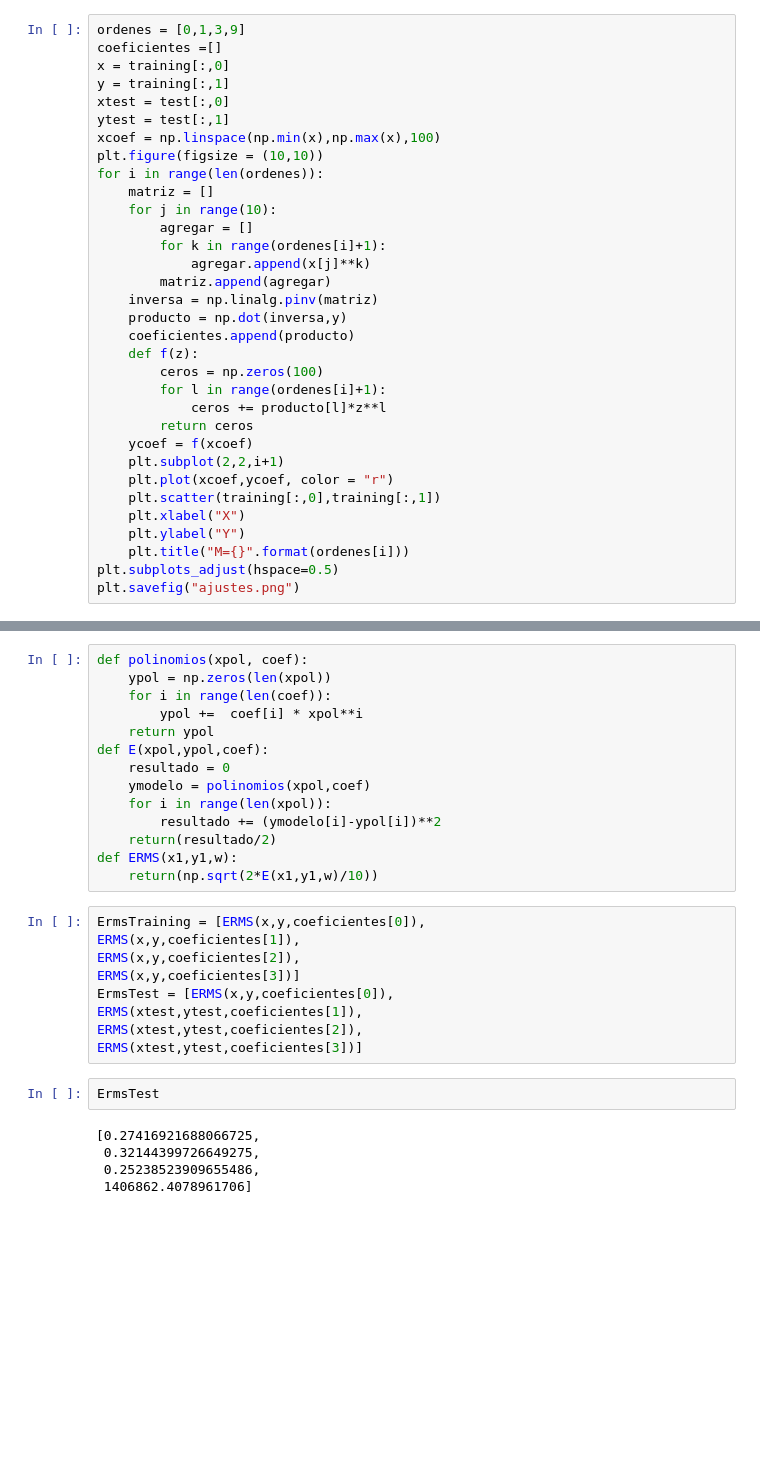
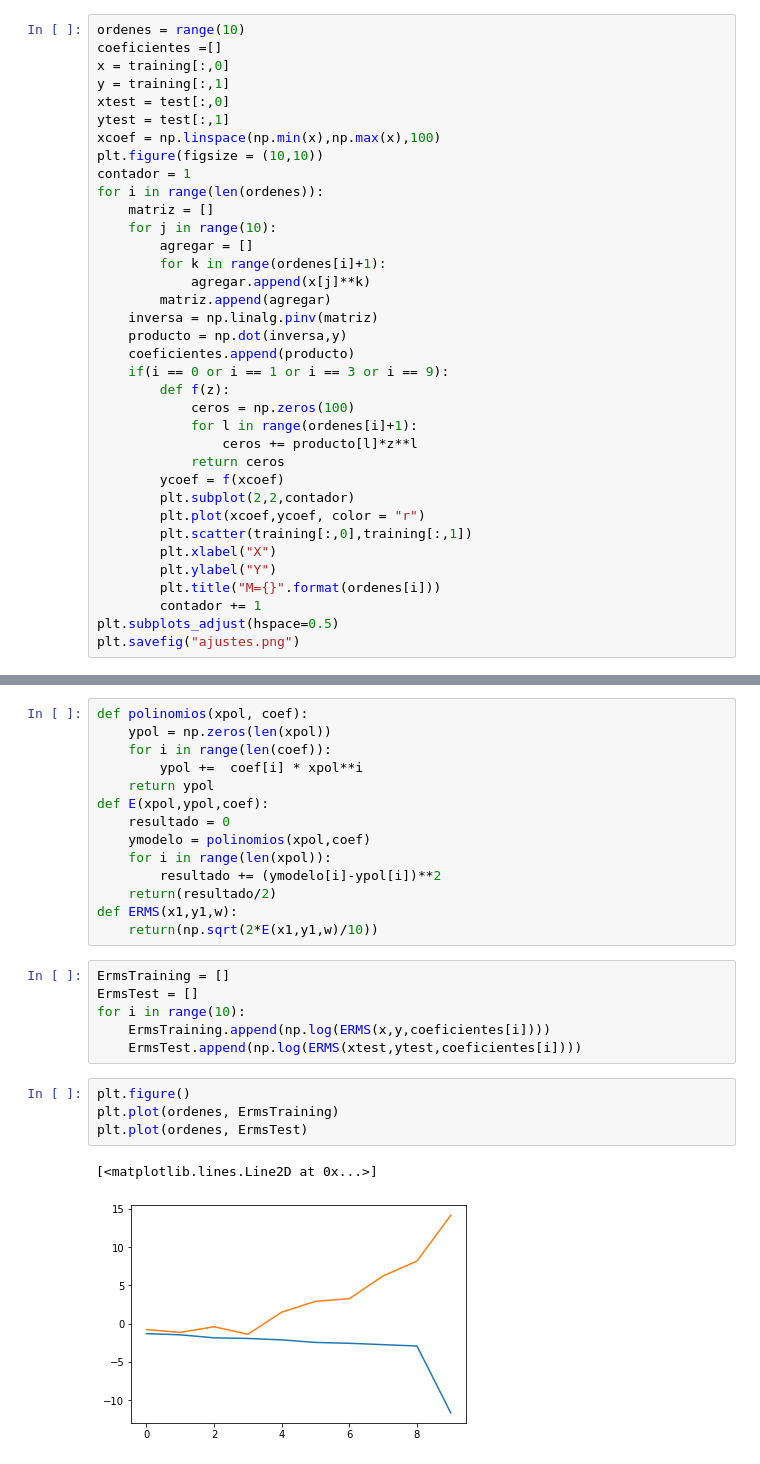
Before and after one commit to Jose991019/Tarea2Datos, a Jupyter notebook: Tarea2.ipynb, the cells around one changed output, grey strips where cells are left out. Saved outputs shown, nothing was run; the diff lists cells and outputs as text; blank space fills up the shorter version.

```diff
--- a/Tarea2.ipynb
+++ b/Tarea2.ipynb
@@ -5,7 +5,7 @@ datos = np.loadtxt("numeros_20.txt")
 training = datos[0:10]
 test = datos[10:20]
 # %%
-ordenes = [0,1,3,9]
+ordenes = range(10)
 coeficientes =[]
 x = training[:,0]
 y = training[:,1]
@@ -13,6 +13,7 @@ xtest = test[:,0]
 ytest = test[:,1]
 xcoef = np.linspace(np.min(x),np.max(x),100)
 plt.figure(figsize = (10,10))
+contador = 1
 for i in range(len(ordenes)):
     matriz = []
     for j in range(10):
@@ -23,18 +24,20 @@ for i in range(len(ordenes)):
     inversa = np.linalg.pinv(matriz)
     producto = np.dot(inversa,y)
     coeficientes.append(producto)
-    def f(z):
-        ceros = np.zeros(100)
-        for l in range(ordenes[i]+1):
-            ceros += producto[l]*z**l
-        return ceros
-    ycoef = f(xcoef)
-    plt.subplot(2,2,i+1)
-    plt.plot(xcoef,ycoef, color = "r")
-    plt.scatter(training[:,0],training[:,1])
-    plt.xlabel("X")
-    plt.ylabel("Y")
-    plt.title("M={}".format(ordenes[i]))
+    if(i == 0 or i == 1 or i == 3 or i == 9):
+        def f(z):
+            ceros = np.zeros(100)
+            for l in range(ordenes[i]+1):
+                ceros += producto[l]*z**l
+            return ceros
+        ycoef = f(xcoef)
+        plt.subplot(2,2,contador)
+        plt.plot(xcoef,ycoef, color = "r")
+        plt.scatter(training[:,0],training[:,1])
+        plt.xlabel("X")
+        plt.ylabel("Y")
+        plt.title("M={}".format(ordenes[i]))
+        contador += 1
 plt.subplots_adjust(hspace=0.5)
 plt.savefig("ajustes.png")
 # %% [output]
@@ -53,19 +56,16 @@ def E(xpol,ypol,coef):
     return(resultado/2)
 def ERMS(x1,y1,w):
     return(np.sqrt(2*E(x1,y1,w)/10))
-# %%
-ErmsTraining = [ERMS(x,y,coeficientes[0]),
-ERMS(x,y,coeficientes[1]),
-ERMS(x,y,coeficientes[2]),
-ERMS(x,y,coeficientes[3])]
-ErmsTest = [ERMS(x,y,coeficientes[0]),
-ERMS(xtest,ytest,coeficientes[1]),
-ERMS(xtest,ytest,coeficientes[2]),
-ERMS(xtest,ytest,coeficientes[3])]
-# %%
-ErmsTest
-# %% [output]
-[0.27416921688066725,
- 0.32144399726649275,
- 0.25238523909655486,
- 1406862.4078961706]
+# %%
+ErmsTraining = []
+ErmsTest = []
+for i in range(10):
+    ErmsTraining.append(np.log(ERMS(x,y,coeficientes[i])))
+    ErmsTest.append(np.log(ERMS(xtest,ytest,coeficientes[i])))
+# %%
+plt.figure()
+plt.plot(ordenes, ErmsTraining)
+plt.plot(ordenes, ErmsTest)
+# %% [output]
+[<matplotlib.lines.Line2D at 0x...>]
+[figure, added]
```
